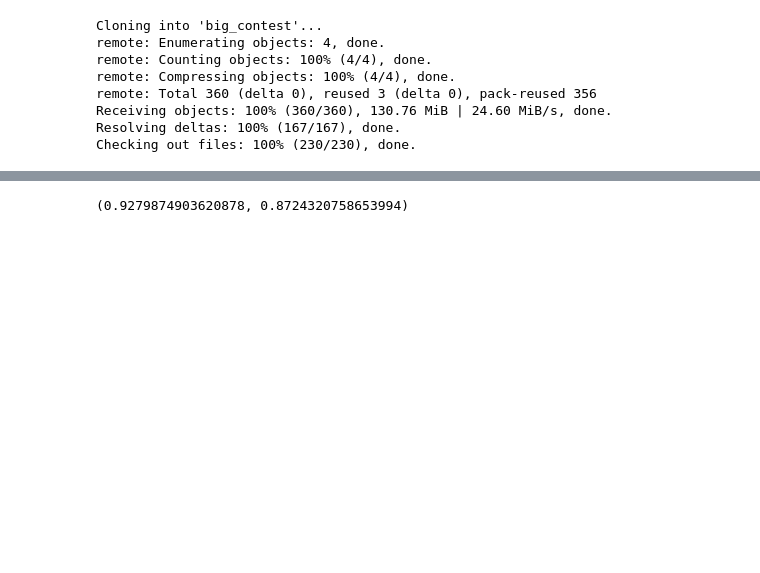
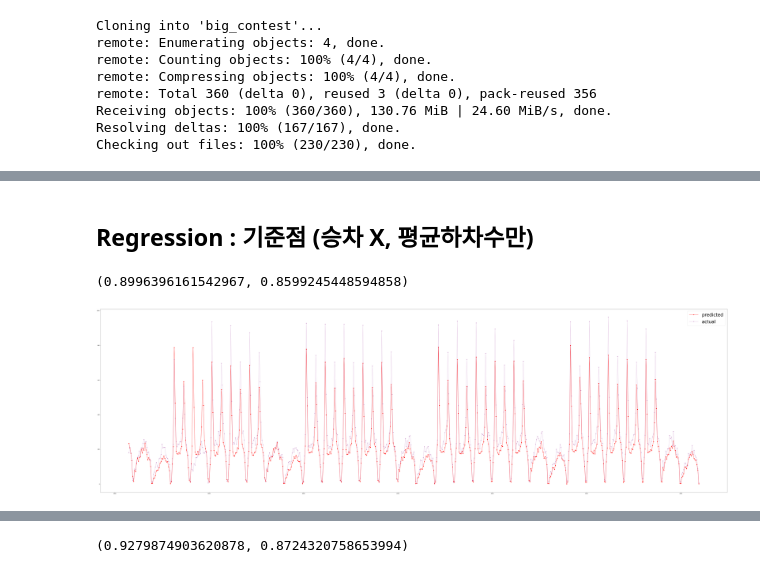
Before and after one commit to y-eon/CONTEST, a Jupyter notebook: 01. Big_contest/03. ANALYSIS/subway_prediciton_model.ipynb, the cells around one changed output, grey strips where cells are left out. Drawn from its saved outputs; the diff is of its cells as text; code cells hidden in the pictures; blank space fills up the shorter version.

```diff
--- a/01. Big_contest/03. ANALYSIS/subway_prediciton_model.ipynb
+++ b/01. Big_contest/03. ANALYSIS/subway_prediciton_model.ipynb
@@ -55,2 +50,36 @@ df_pipeline = ColumnTransformer([
+# %% [markdown]
+## Regression : 기준점 (승차 X, 평균하차수만)
 # %%
 score_train, score_test = [],[]
+# %%
+for i in tqdm(range(175)):
+  prac = data[data['역명_label']==i]
+  prac = prac[['평균하차수','하차']]
+  y = prac['하차']
+  X = prac.drop('하차',axis=1)
+
+  X_train, X_test, y_train, y_test = train_test_split(X, y,shuffle=False)
+  # X_train_ready = df_pipeline.fit_transform(X_train)
+  lin_reg = LinearRegression()
+  lin_reg.fit(X_train, y_train)
+  score_train.append(lin_reg.score(X_train, y_train))
+  # X_test_ready = df_pipeline.fit_transform(X_test)
+  score_test.append(lin_reg.score(X_test, y_test))
+# %%
+np.mean(score_train),np.mean(score_test)
+# %% [output]
+(0.8996396161542967, 0.8599245448594858)
+# %%
+y_hat = lin_reg.predict(X_test)
+# %%
+# y_axis = np.arange(0, len(y_train))
+y_2_axis = np.arange(len(y_train), len(y_train) + len(y_hat))
+
+plt.figure(figsize=(100,30))
+# plt.plot(y_axis, y_train, '-o') #Train데이터 그래프로 표현
+plt.plot(y_2_axis, y_hat, '-o', color='red', label='predicted') #x_test 예측값 그래프로 표현
+plt.plot(y_2_axis, y_test, '-o', color='purple', alpha=0.3, label='actual') #y_test 실제값 그래프로 표현
+plt.legend(fontsize=40)
+plt.show()
+# %% [output]
+[figure, added]
```
Also changed, not shown: parts of 54 cells of this notebook.
